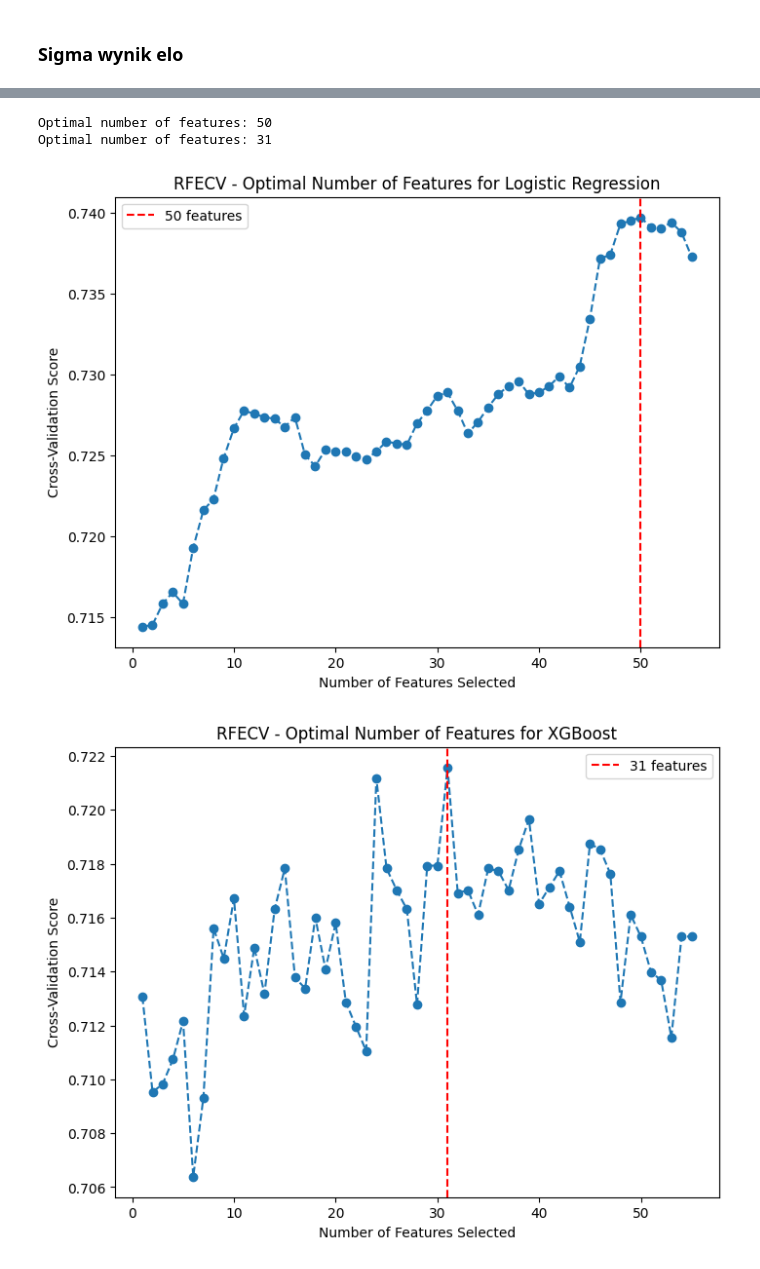
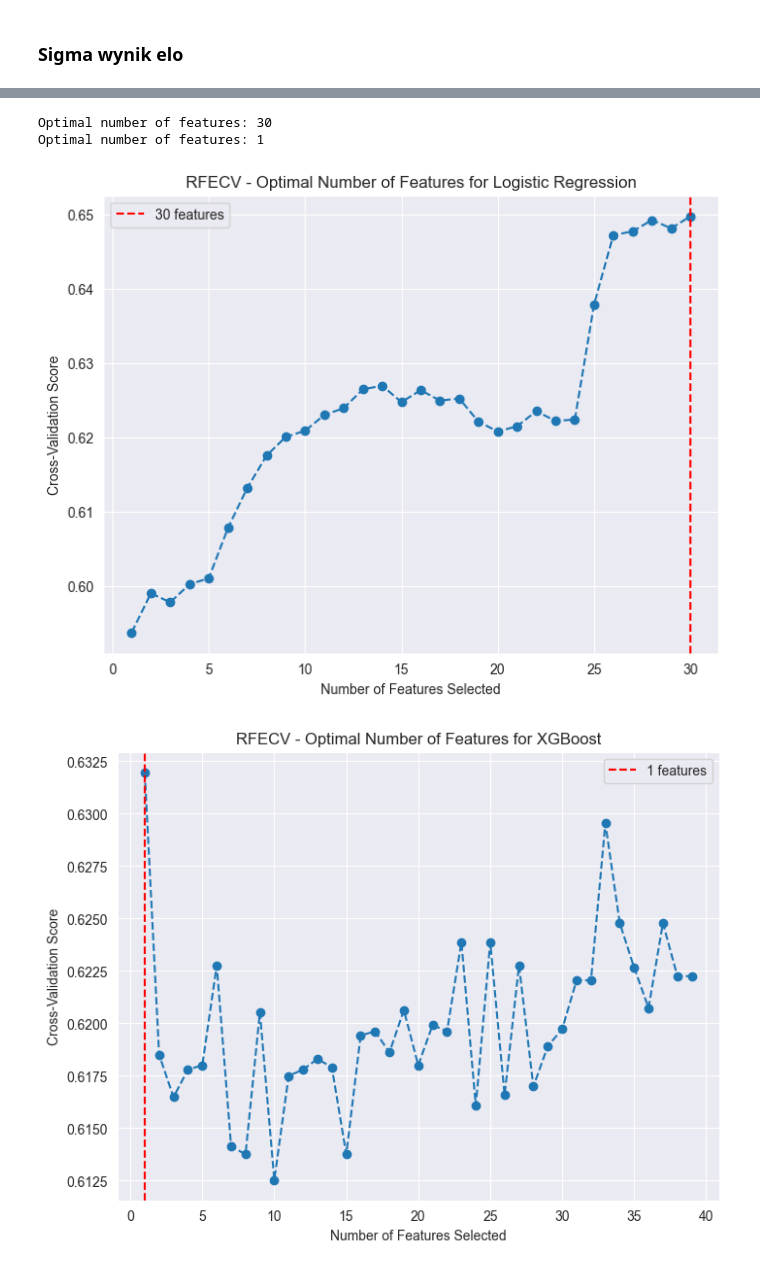
Before and after one commit to KacWNK/Bachelor_Thesis-predicting_results_of_the_tennis_matches_using_machine_learning_models, a Jupyter notebook: src/feature_selection.ipynb, the cells around one changed output, grey strips where cells are left out. Saved outputs shown, nothing was run; the diff lists cells and outputs as text; code cells hidden in the pictures.

```diff
--- a/src/feature_selection.ipynb
+++ b/src/feature_selection.ipynb
@@ -225,6 +232,8 @@ list(matches.columns)
  'Surface_Clay',
  'Surface_Grass',
  'Surface_Hard']
+# %%
+matches.rename(columns={'h2h_p1_wins': 'player1_h2h_wins', 'h2h_p2_wins': 'player2_h2h_wins'}, inplace=True)
 # %% [markdown]
 ### Chcemy żeby kolumny nazywały się player1/player2 a nie winner/loser
 # %%
@@ -257,6 +266,9 @@ matches.columns = [rename_player_columns(col) for col in list(matches.columns)]
 print(list(matches.columns))
 # %% [output]
 ['outdoor', 'player1_Sets_Before', 'player1_Gems_Before', 'player2_Sets_Before', 'player2_Gems_Before', 'tournament_level', 'player1_right_handed', 'player1_age', 'player2_right_handed', 'player2_age' ...
+# %%
+# Convert boolean columns to integers
+matches = matches.astype({col: 'int64' for col in matches.select_dtypes(include=['bool']).columns})
 # %% [markdown]
 ### Tworzymy target który jest 1 gdy player1 wygrał i 0 wpp, i ustawiamy narazie wszystko na 1 bo winner został zmienionu na player1
 # %%
@@ -333,10 +544,16 @@ from sklearn.model_selection import train_test_split
 
 # Define features (X) and target (y)
 X = matches.drop(columns=['target'])  # All columns except the target
-y = matches['target']  # The target column
+y = matches['target']
+X_reg = matches.drop(columns=['target', "outdoor", "tournament_level", "best_of", "Round_Num", "CO_active", "Surface_Clay", "Surface_Grass", "Surface_Hard", "diff_right_handed"])  # All columns except the target
+y_reg = matches['target']
+# The target column
+#X = reduced_data.drop(columns=['target'])  # All columns except the target
+#y = reduced_data['target']  # The target column
 
 # Split into training and testing sets
-X_train, X_test, y_train, y_test = train_test_split(X, y, test_size=0.3, random_state=42)
+X_train, X_test, y_train, y_test = train_test_split(X, y, test_size=0.3, random_state=42, stratify=y)
+X_train_reg, X_test_reg, y_train_reg, y_test_reg = train_test_split(X_reg, y_reg, test_size=0.3, random_state=42, stratify=y)
 
 # Verify the split
 print("X_train shape:", X_train.shape)
@@ -353,13 +570,19 @@ X_train = X_train.apply(pd.to_numeric, errors='coerce')
 X_test = X_test.apply(pd.to_numeric, errors='coerce')
 print(X_train.isnull().sum().sum())  # Total NaN in X_train
 print(X_test.isnull().sum().sum())  # Total NaN in X_test
-# Convert boolean columns to integers
-X_train = X_train.astype({col: 'int64' for col in X_train.select_dtypes(include=['bool']).columns})
-X_test = X_test.astype({col: 'int64' for col in X_test.select_dtypes(include=['bool']).columns})
+
 print(X_train.dtypes)
 print(X_test.dtypes)
 X_train, X_test = X_train.align(X_test, join='left', axis=1)
-X_test = X_test.fillna(0)
+
+X_train_reg = X_train_reg.apply(pd.to_numeric, errors='coerce')
+X_test_reg = X_test_reg.apply(pd.to_numeric, errors='coerce')
+print(X_train_reg.isnull().sum().sum())  # Total NaN in X_train
+print(X_test_reg.isnull().sum().sum())  # Total NaN in X_test
+
+print(X_train_reg.dtypes)
+print(X_test_reg.dtypes)
+X_train_reg, X_test_Reg = X_train_reg.align(X_test_reg, join='left', axis=1)
 # %% [output]
 0
 0
@@ -528,40 +846,40 @@ base_model = LogisticRegression(random_state=42, max_iter=1000)
 base_model_2 = XGBClassifier(random_state=42)
 # RFECV
 rfecv = RFECV(estimator=base_model, step=1, cv=5, scoring='accuracy')
-rfecv.fit(X_train, y_train)
+rfecv.fit(X_train_reg, y_train_reg)
 rfecv_2 = RFECV(estimator=base_model_2, step=1, cv=5, scoring='accuracy')
 rfecv_2.fit(X_train, y_train)
 
 # optymalna dla regresji logistycznej
 optimal_features = rfecv.n_features_
 print(f"Optimal number of features: {optimal_features}")
 # optymalna dla xgboost
 optimal_features_2 = rfecv_2.n_features_
 print(f"Optimal number of features: {optimal_features_2}")
 
 
 plt.figure(figsize=(8, 6))
 plt.plot(range(1, len(rfecv.cv_results_['mean_test_score']) + 1), rfecv.cv_results_['mean_test_score'], marker='o', linestyle='--')
 plt.axvline(x=optimal_features, color='r', linestyle='--', label=f'{optimal_features} features')
 plt.xlabel('Number of Features Selected')
 plt.ylabel('Cross-Validation Score')
 plt.title('RFECV - Optimal Number of Features for Logistic Regression')
 plt.legend()
 plt.show()
 
 plt.figure(figsize=(8, 6))
 plt.plot(range(1, len(rfecv_2.cv_results_['mean_test_score']) + 1), rfecv_2.cv_results_['mean_test_score'], marker='o', linestyle='--')
 plt.axvline(x=optimal_features_2, color='r', linestyle='--', label=f'{optimal_features_2} features')
 plt.xlabel('Number of Features Selected')
 plt.ylabel('Cross-Validation Score')
 plt.title('RFECV - Optimal Number of Features for XGBoost')
 plt.legend()
 plt.show()
 # %% [output]
-Optimal number of features: 50
-Optimal number of features: 31
+Optimal number of features: 30
+Optimal number of features: 1
-[figure, old version]
+[figure, new version]
-[figure, old version]
+[figure, new version]
 # %%
 Standarize_transformer = Pipeline(steps=[('scaler', StandardScaler())])
 Normalize_transformer = Pipeline(steps=[('scaler', MinMaxScaler())])
```
Also changed, not shown: parts of 43 cells of this notebook, 1 other file.
